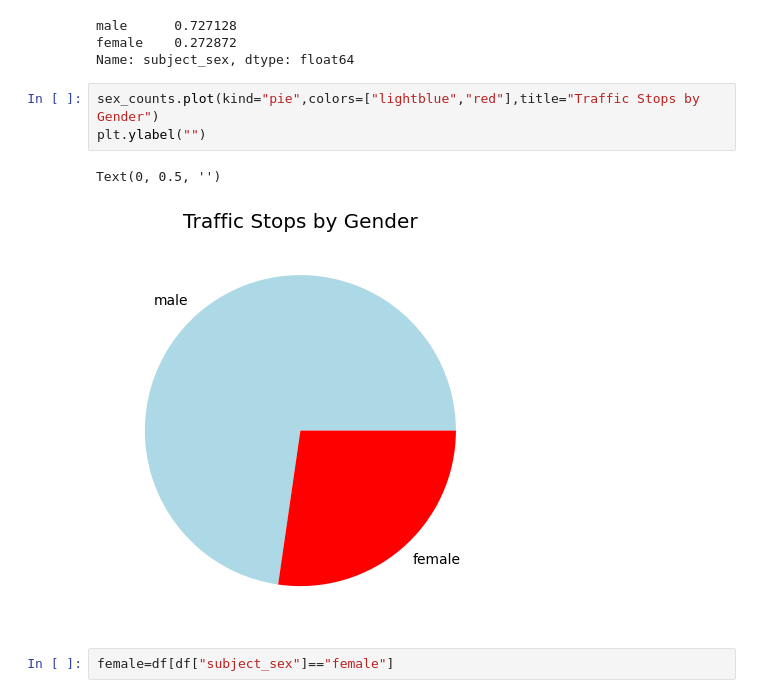
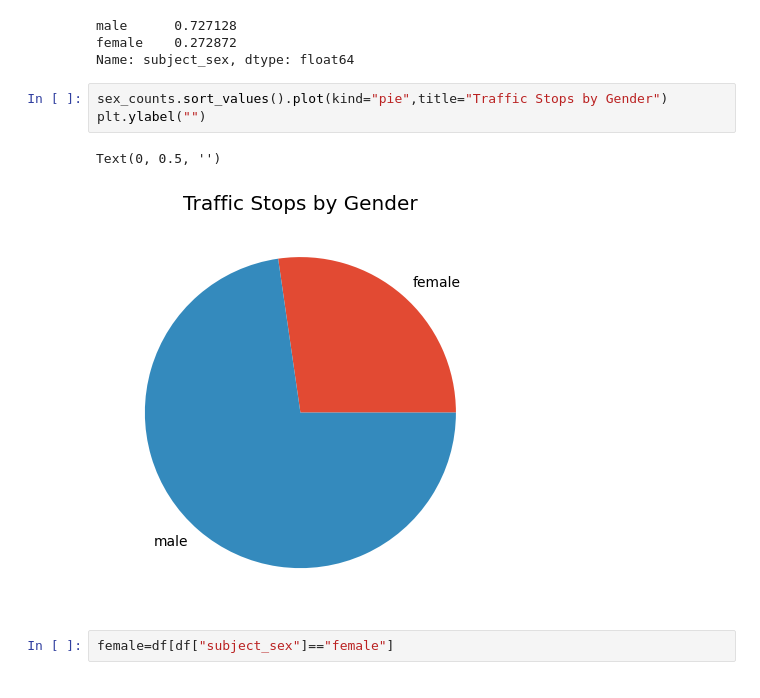
Before and after one commit to nevracorapsiz/Analyzing-Rhode-Island-Traffic-Stops, a Jupyter notebook: RI_TRAFFIC_STOPS.ipynb, the cells around one changed output. Cells and saved outputs as stored; diff of their text form.

```diff
--- a/RI_TRAFFIC_STOPS.ipynb
+++ b/RI_TRAFFIC_STOPS.ipynb
@@ -183,11 +183,11 @@ male      0.727128
 female    0.272872
 Name: subject_sex, dtype: float64
 # %%
-sex_counts.plot(kind="pie",colors=["lightblue","red"],title="Traffic Stops by Gender")
+sex_counts.sort_values().plot(kind="pie",title="Traffic Stops by Gender")
 plt.ylabel("")
 # %% [output]
 Text(0, 0.5, '')
-[figure, old version]
+[figure, new version]
 # %%
 female=df[df["subject_sex"]=="female"]
 # %%
```
